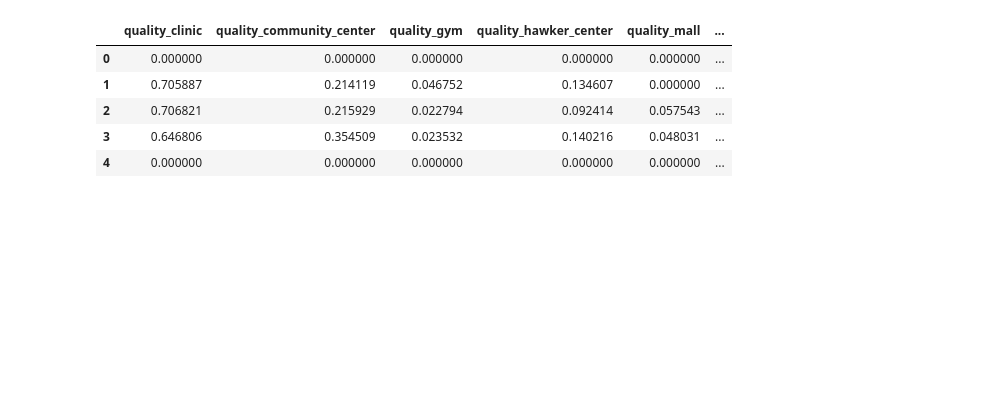
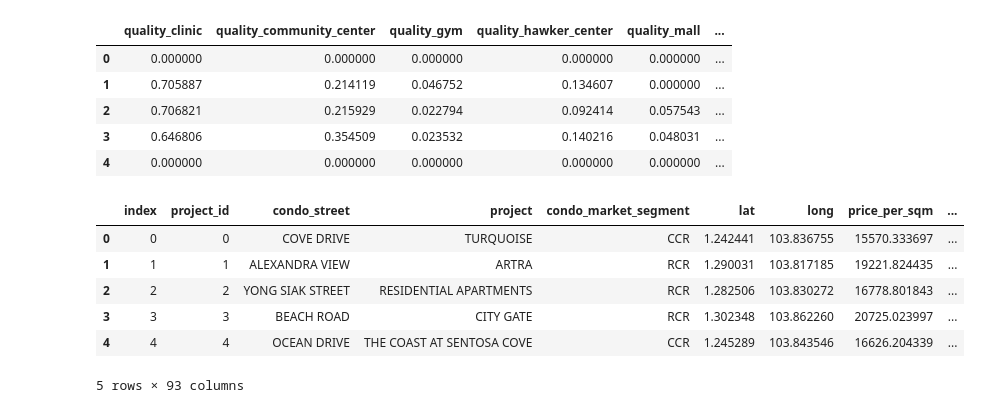
Before and after one commit to ansellim/apartments, a Jupyter notebook: code/update_database.ipynb, the cells around one changed output. Cells and saved outputs as stored; diff of their text form; code cells hidden in the pictures; blank space fills up the shorter version.

```diff
--- a/code/update_database.ipynb
+++ b/code/update_database.ipynb
@@ -157,6 +157,16 @@ df[all_quality_cols].head()
 | 2 | 0.706821 | 0.215929 | 0.022794 | 0.092414 | 0.057543 | ... |
 | 3 | 0.646806 | 0.354509 | 0.023532 | 0.140216 | 0.048031 | ... |
 | 4 | 0.000000 | 0.000000 | 0.000000 | 0.000000 | 0.000000 | ... |
+# %%
+df.head()
+# %% [output]
+|  | index | project_id | condo_street | project | condo_market_segment | lat | long | price_per_sqm | ... |
+| 0 | 0 | 0 | COVE DRIVE | TURQUOISE | CCR | 1.242441 | 103.836755 | 15570.333697 | ... |
+| 1 | 1 | 1 | ALEXANDRA VIEW | ARTRA | RCR | 1.290031 | 103.817185 | 19221.824435 | ... |
+| 2 | 2 | 2 | YONG SIAK STREET | RESIDENTIAL APARTMENTS | RCR | 1.282506 | 103.830272 | 16778.801843 | ... |
+| 3 | 3 | 3 | BEACH ROAD | CITY GATE | RCR | 1.302348 | 103.862260 | 20725.023997 | ... |
+| 4 | 4 | 4 | OCEAN DRIVE | THE COAST AT SENTOSA COVE | CCR | 1.245289 | 103.843546 | 16626.204339 | ... |
+5 rows × 93 columns
 # %%
 # Update to db. Overwrite existing properties table
 df.to_sql(name='properties', index=False, if_exists='replace', con=cnx)
```
Also changed, not shown: parts of 3 cells of this notebook, 1 other file.
